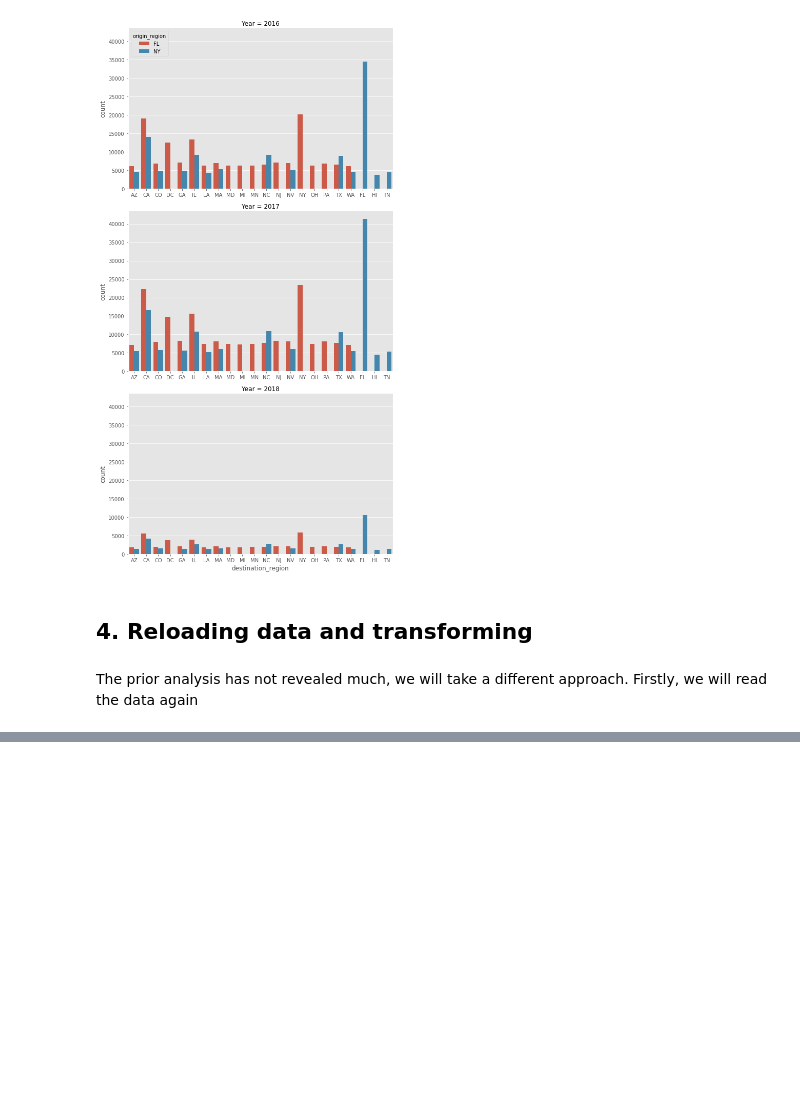
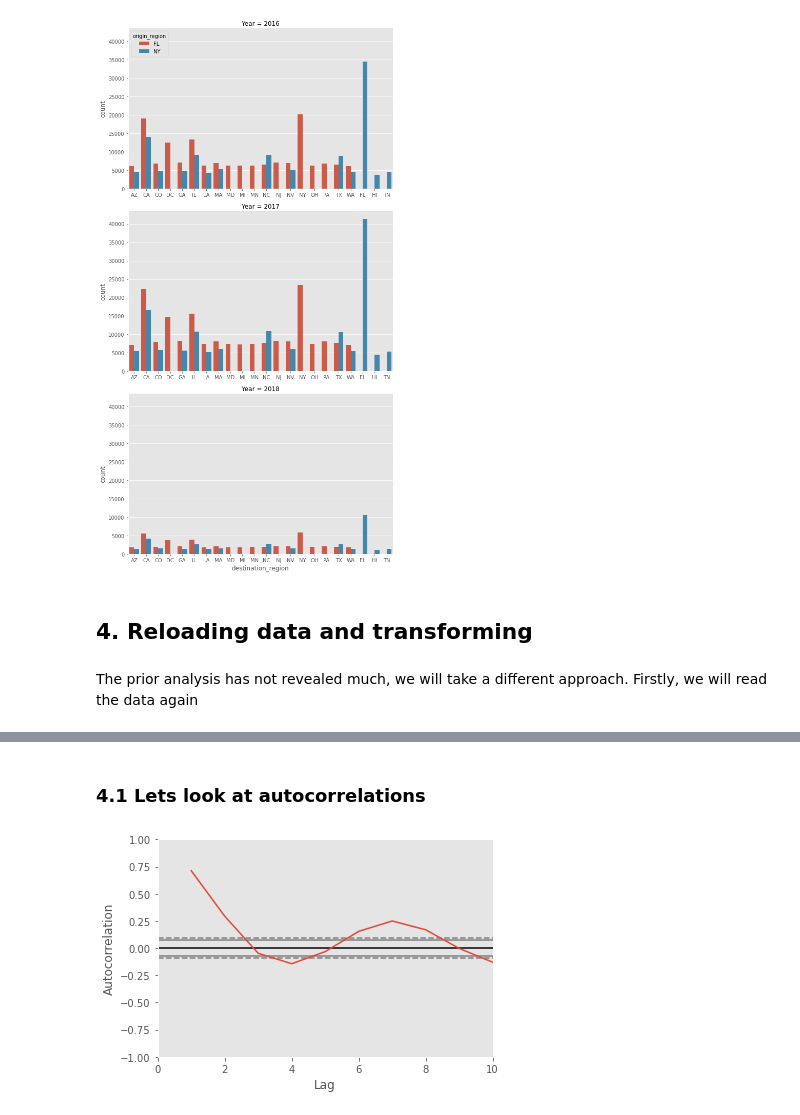
Before and after one commit to zkhatib1212/NY-FL-Flight-Demand, a Jupyter notebook: code/Flight Demand Exploration 1.0.ipynb, the cells around one changed output, grey strips where cells are left out. Drawn from its saved outputs; the diff is of its cells as text; code cells hidden in the pictures; blank space fills up the shorter version.

```diff
--- a/code/Flight Demand Exploration 1.0.ipynb
+++ b/code/Flight Demand Exploration 1.0.ipynb
@@ -121,10 +128,3 @@ plt.show()
 The prior analysis has not revealed much, we will take a different approach. Firstly, we will read the data again
 # %%
 df = pd.read_csv(data_path)
-# %%
-"""
-Reshaping the dataframe, s.t. demand for each (origin, destination) is computed.\
-Furthermore, since the demand is at the airport level. For brevity will be summed up at the state level.
-"""
-df_pivot = df.pivot_table(values='flight_demand',index=['search_date'],
-               columns=['origin_region','destination_region'], aggfunc='sum' )
@@ -134,0 +143,10 @@ ARIMA()
+# %% [markdown]
+### 4.1 Lets look at autocorrelations
+# %%
+# Invoking the autocorrelation function and plot built-in pandas
+# fig,ax = plt.figure(figsize=(10,8))
+ax=pd.plotting.autocorrelation_plot(df_pivot[('FL','CA')])
+ax.set_xlim([0,10])
+plt.show()
+# %% [output]
+[figure, added]
```
Also changed, not shown: parts of 11 cells of this notebook.
